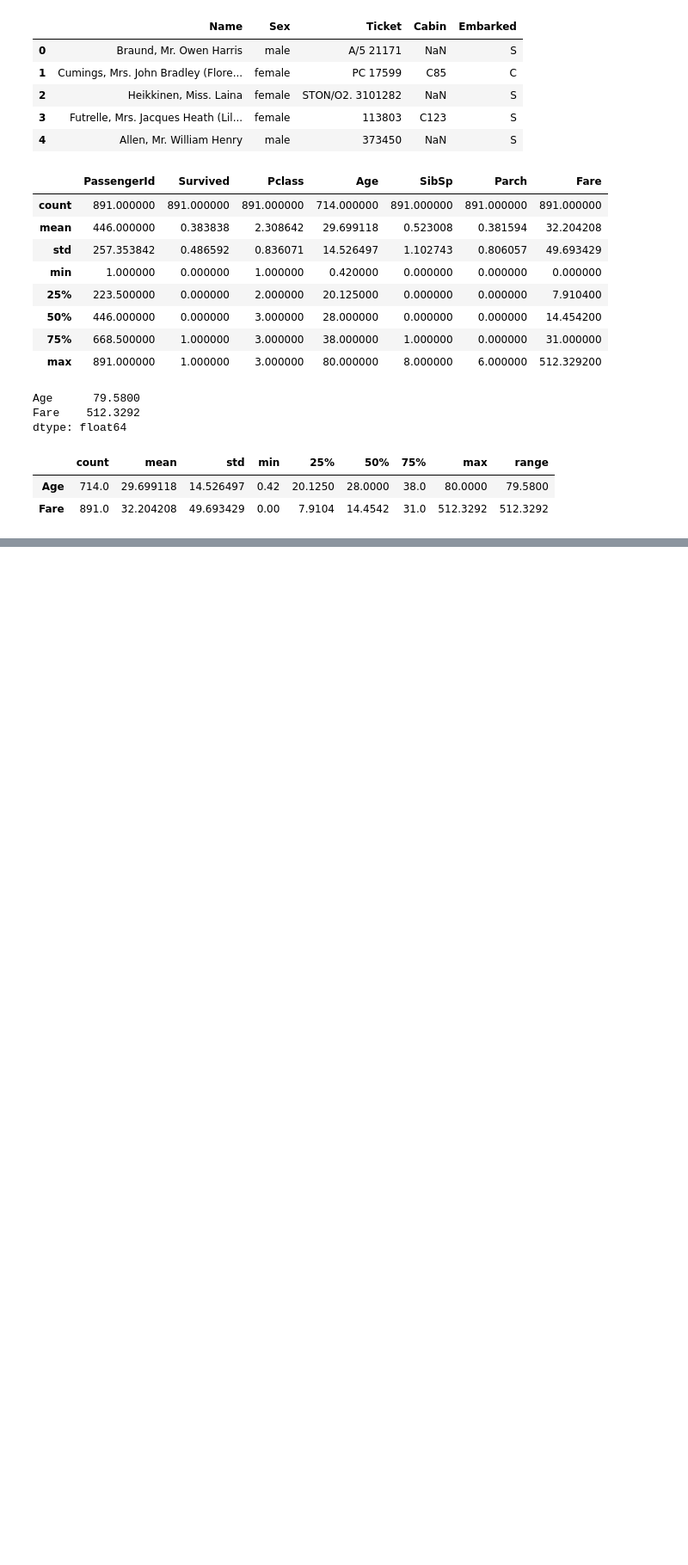
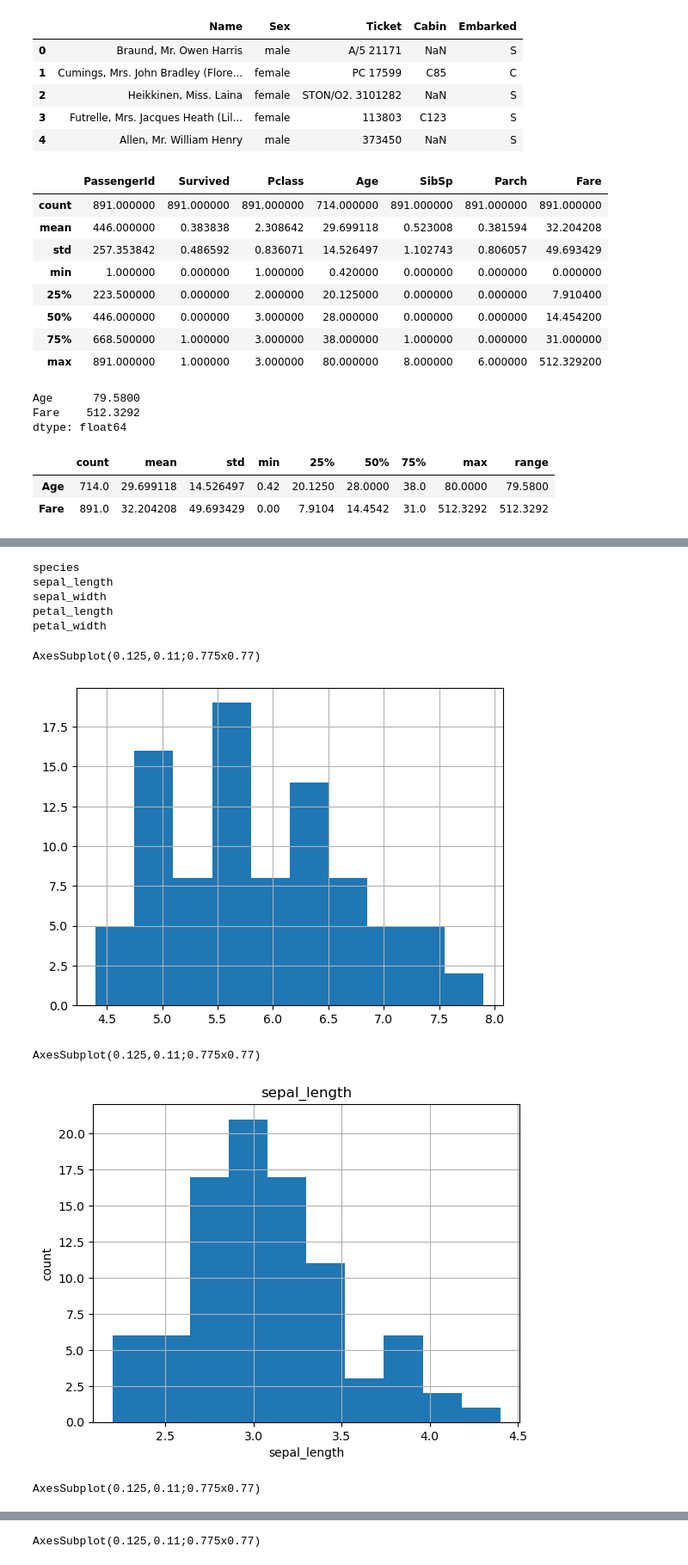
Before and after one commit to Chellyann-moreno/classification-exercises, a Jupyter notebook: classification_exercises.ipynb, the cells around one changed output, grey strips where cells are left out. Shown at 86% size. Cells and saved outputs as stored; diff of their text form; code cells hidden in the pictures; blank space fills up the shorter version.

```diff
--- a/classification_exercises.ipynb
+++ b/classification_exercises.ipynb
@@ -282,0 +823,3 @@ titanic_stats
+# %%
+iris_df=acq.get_iris_data()
+iris_df =prep.prep_iris(iris_df)
@@ -282,0 +844,3 @@ titanic_stats
+# %%
+#variable='species_name'
+train, validate, test=prep.split_data(iris_df,'species')
@@ -282,0 +873,32 @@ titanic_stats
+# %%
+col_cat = [] #this is for my categorical varibles
+col_num = [] #this is for my numeric varibles
+
+for col in train.columns[:-3]:
+    print(col)
+    if train[col].dtype == 'O':
+        col_cat.append(col)
+    else:
+        if len(train[col].unique()) < 4: #making anything with less than 4 unique values a catergorical value
+            col_cat.append(col)
+        else:
+            col_num.append(col)
+# %% [output]
+species
+sepal_length
+sepal_width
+petal_length
+petal_width
+# %%
+for col in col_num:
+    print(train[col].hist())
+    plt.show()
+    plt.title(col)
+    plt.xlabel(col)
+    plt.ylabel('count')
+# %% [output]
+AxesSubplot(0.125,0.11;0.775x0.77)
+[figure, added]
+AxesSubplot(0.125,0.11;0.775x0.77)
+[figure, added]
+AxesSubplot(0.125,0.11;0.775x0.77)
@@ -282,0 +906 @@ titanic_stats
+AxesSubplot(0.125,0.11;0.775x0.77)
```
Also changed, not shown: parts of 111 cells of this notebook.
